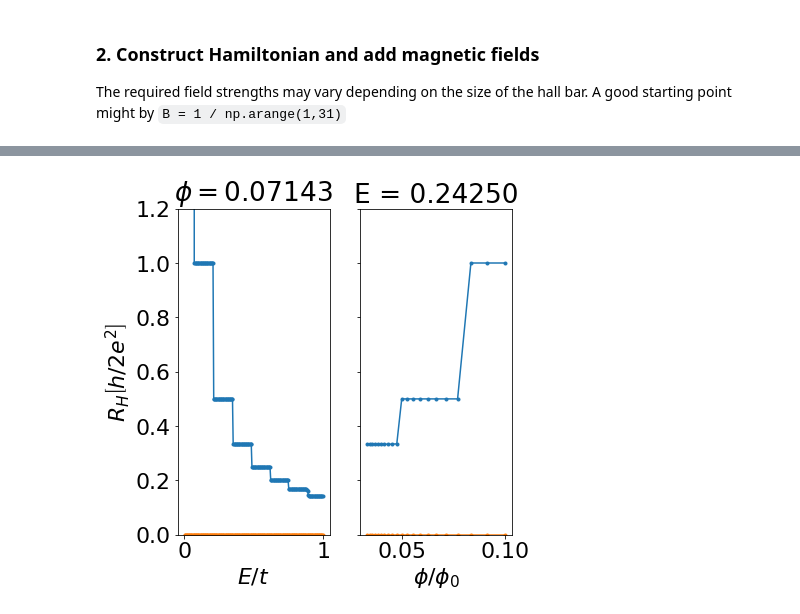
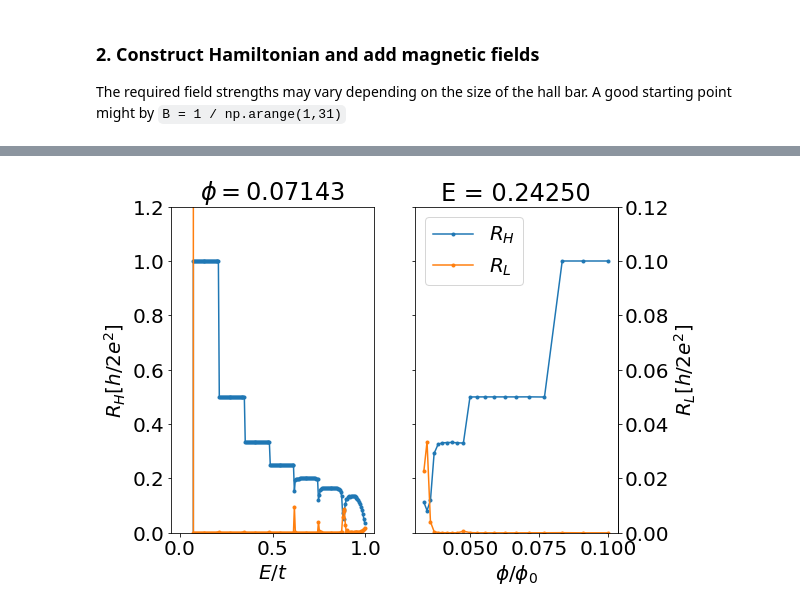
Before and after one commit to nils-wittemeier/TopoToolsSiesta, a Jupyter notebook: Tutorials/Solution/TI_03/run.ipynb, the cells around one changed output, grey strips where cells are left out. Saved outputs shown, nothing was run; the diff lists cells and outputs as text; code cells hidden in the pictures.

```diff
--- a/Tutorials/Solution/TI_03/run.ipynb
+++ b/Tutorials/Solution/TI_03/run.ipynb
@@ -245,7 +254,7 @@ def Tmatrix (tbtsile, n, E_idx, ref_idx):
     return np.delete(np.delete(mT, ref_idx, axis=2), ref_idx, axis=1)
 
 E = tbt0.E
-n, E_idx, ref_idx = 6, E.shape[0], 2
+n, E_idx, ref_idx = 6, E.shape[0], 3
 T0 = Tmatrix(tbt0, n, E_idx, ref_idx)
 
 T = np.zeros((len(rec_phis), E_idx, n-1, n-1))
@@ -254,36 +263,36 @@ for i, tbt in enumerate(tbts):
 # %%
 # Calculate inverse of G
 R0 = np.linalg.inv(T0)
-R = []
-for i in range(len(rec_phis)):
-    try:
-        R.append(np.linalg.inv(T[i]))
-    except np.linalg.LinAlgError:
-        R.append(np.zeros((E.shape[0], n-1, n-1)))
-
-R = np.asarray(R)
+R = np.linalg.inv(T)
 
 # Extract RH (and longitudial resistance for 6-lead device (R_L))
-RH = R0[:,1,0] - R0[:,2,0]
+RH = R0[:,1,0] - R0[:,4,0]
 RL = R0[:,1,0] - R0[:,2,0]
-RH = R[:,:,1,0] - R[:,:,2,0]
-RL = R[:,:,1,0] - R[:,:,1,0]
+RH = R[:,:,1,0] - R[:,:,4,0]
+RL = R[:,:,1,0] - R[:,:,2,0]
 # %%
 # Plot the results
 E_idx = 48
 phi_idx = 4
-plt.rcParams.update({'font.size':22})
-fig, axs = plt.subplots(1,2, sharey=True, figsize=(6,6))#, dpi=300)
+plt.rcParams.update({'font.size':20})
+fig, axs = plt.subplots(1,2, sharey=True, figsize=(8,6))#, dpi=300)
 axs[0].set_title('$\phi = {:.5f}$'.format(1/rec_phis[phi_idx]))
-axs[0].plot(E, RH[phi_idx,:], '.-')
-axs[0].plot(E, RL[phi_idx,:], '.-')
+axs[0].plot(E, RH[phi_idx,:], '.-', label='$R_{H}$')
+axs[0].plot(E, 10*RL[phi_idx,:], '.-', label='$R_{L}$')
 axs[0].set_ylim(0,1.2)
+# axs[0].set_xlim(00.1,0.3)
+axs[1].set_title(f'E = {E[E_idx]:.5f}')
+axs[1].plot(1/rec_phis, RH[:,E_idx], '.-', label='$R_{H}$')
+axs[1].plot(1/rec_phis, 10*RL[:,E_idx], '.-', label='$R_{L}$')
+
+secax = axs[1].secondary_yaxis('right', functions=(lambda y: 0.1*y, lambda y: 10*y))
+
 axs[0].set_ylabel(r'$R_H \left[h/2e^2\right]$')
 axs[0].set_xlabel('$E/t$')
-axs[1].set_title(f'E = {E[E_idx]:.5f}')
-axs[1].plot(1/rec_phis, RH[:,E_idx], '.-')
-axs[1].plot(1/rec_phis, RL[:,E_idx], '.-')
 axs[1].set_xlabel('$\phi/\phi_0$')
+secax.set_ylabel(r'$R_L \left[h/2e^2\right]$')
+
+axs[1].legend()
 plt.show()
 # %% [output]
-[figure, old version]
+[figure, new version]
```
Also changed, not shown: parts of 2 cells of this notebook.
